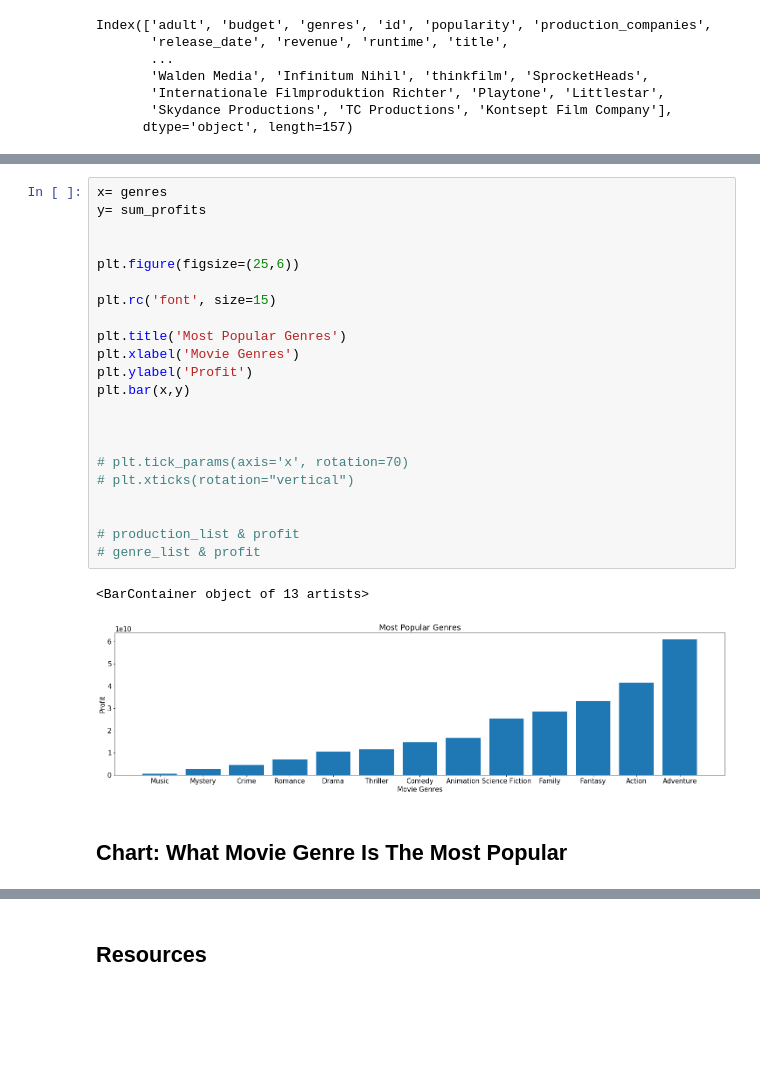
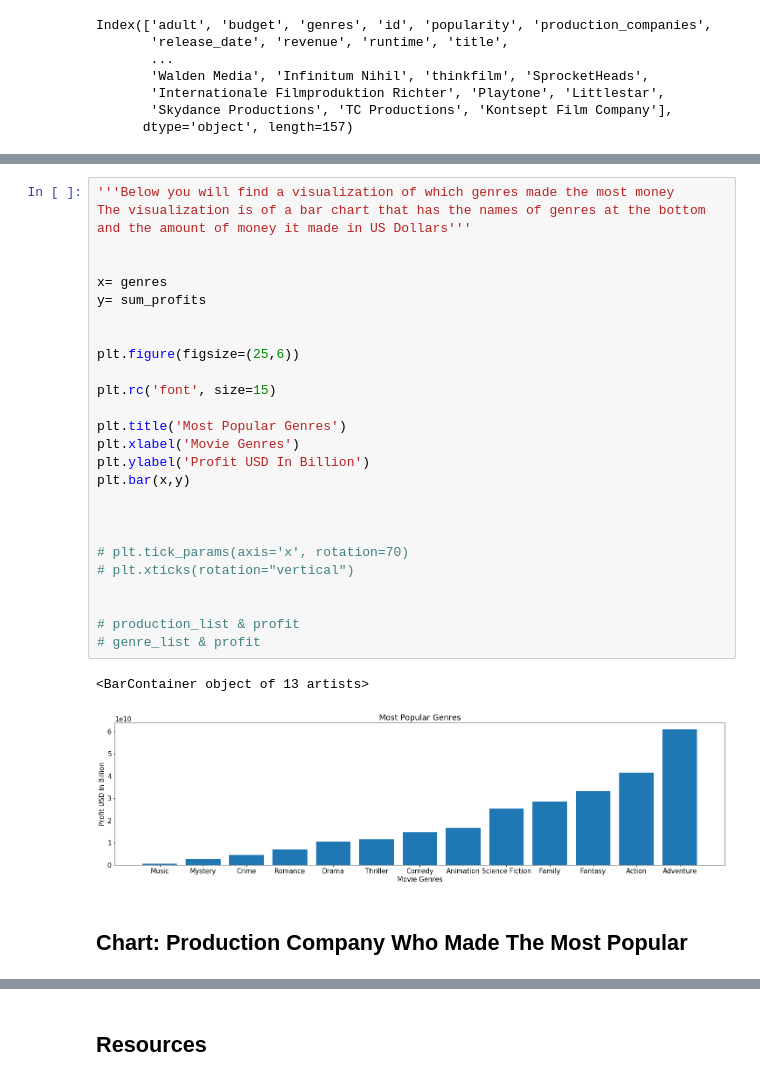
Before and after one commit to bmor2552/MovieProj, a Jupyter notebook: NoteBooks/Statistical_Analysis.ipynb, the cells around one changed output, grey strips where cells are left out. Cells and saved outputs as stored; diff of their text form; blank space fills up the shorter version.

```diff
--- a/NoteBooks/Statistical_Analysis.ipynb
+++ b/NoteBooks/Statistical_Analysis.ipynb
@@ -351,27 +366,32 @@ sum_profits
 # %%
+'''Below you will find a visualization of which genres made the most money
+The visualization is of a bar chart that has the names of genres at the bottom
+and the amount of money it made in US Dollars'''
+
+
 x= genres
 y= sum_profits
 
 
 plt.figure(figsize=(25,6))
 
 plt.rc('font', size=15)
 
 plt.title('Most Popular Genres')
 plt.xlabel('Movie Genres')
-plt.ylabel('Profit')
+plt.ylabel('Profit USD In Billion')
 plt.bar(x,y)
 
 
 
 # plt.tick_params(axis='x', rotation=70)
 # plt.xticks(rotation="vertical")
 
 
 # production_list & profit
 # genre_list & profit
 # %% [output]
 <BarContainer object of 13 artists>
-[figure, old version]
+[figure, new version]
 # %% [markdown]
-##  Chart: What Movie Genre Is The Most Popular
+##  Chart: Production Company Who Made The Most Popular
```
Also changed, not shown: parts of 24 cells of this notebook, 2 other files.
